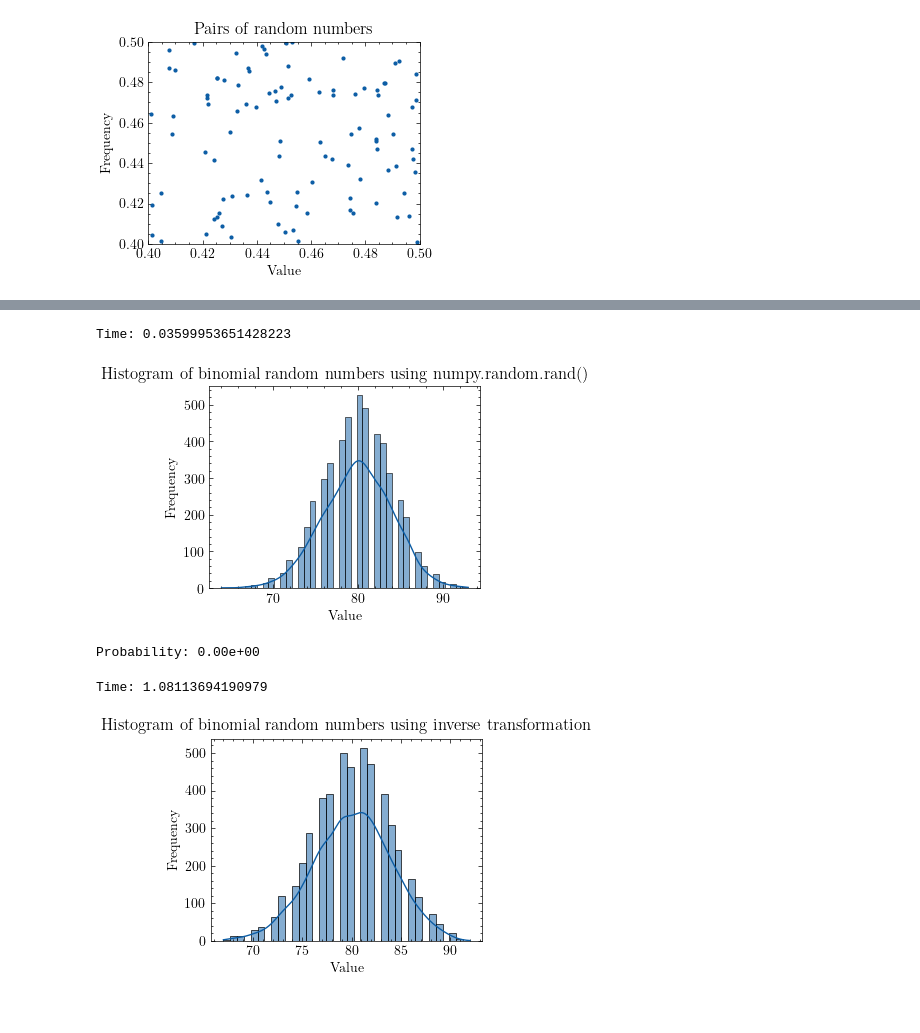
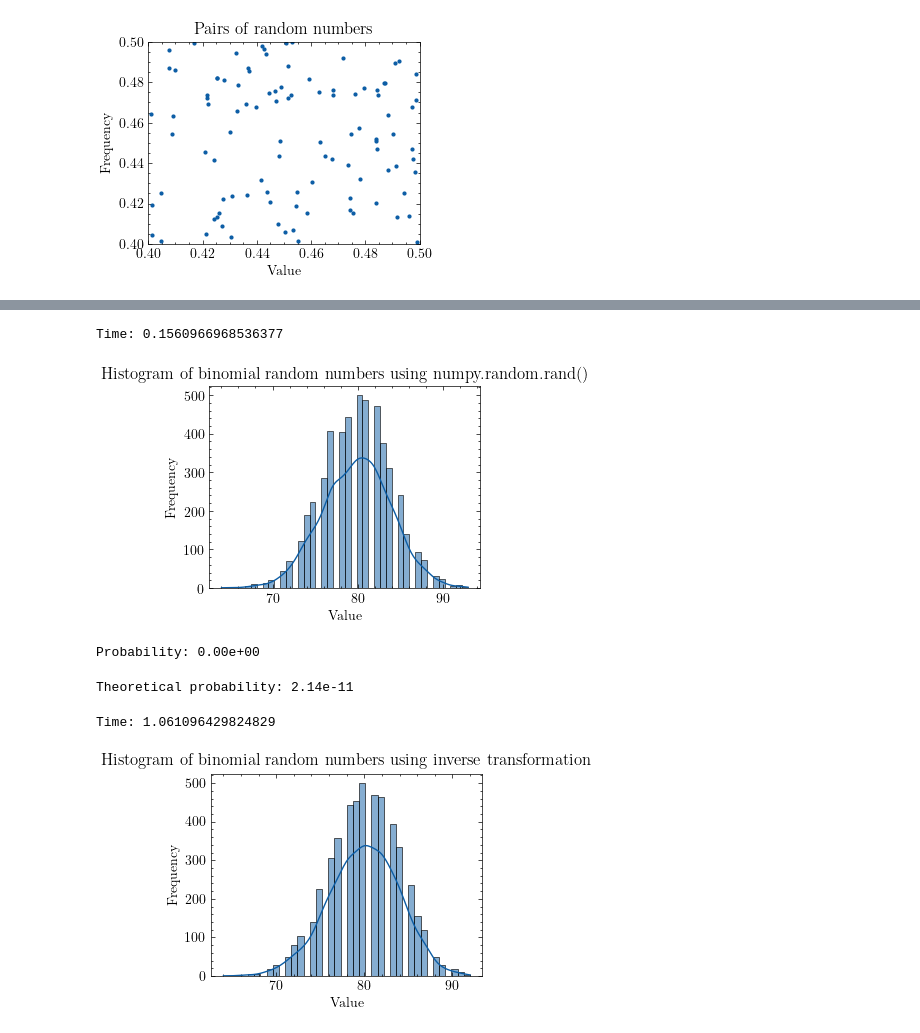
Before and after one commit to kanavmal/MATH512, a Jupyter notebook: Project 2/code.ipynb, the cells around one changed output, grey strips where cells are left out. Cells and saved outputs as stored; diff of their text form; code cells hidden in the pictures.

```diff
--- a/Project 2/code.ipynb
+++ b/Project 2/code.ipynb
@@ -208,37 +208,43 @@ plt.show()
 # a) Generate Bernoulli random variables and add the results. Plot the histogram and use your data to calculate the
 # probability that the Binomial random variable is less than or equal to 50. Compare with the theoretical answer.
 # b) Use the inverse transformation method mentioned in class.
 # c) Compare the histograms obtained in parts a) and b) and the computing times required in each method.
 
 # a)
 # Generate random numbers
 n = 100
 p = 0.8
 x = np.zeros(5000)
 start = time()
 for i in range(5000):
-    x[i] = np.sum(np.random.rand(n) < p)
+    x[i] = stats.binom.rvs(n, p)
 end = time()
 
 time_a = end - start
 print('Time:', time_a)
 
 # Plot histogram
 plt.figure()
 sns.histplot(x, kde=True)
 plt.title('Histogram of binomial random numbers using numpy.random.rand()')
 plt.xlabel('Value')
 plt.ylabel('Frequency')
 plt.show()
 
 # Calculate probability
 prob = np.mean(x <= 50)
 # using exact sciencific notation
 print(f'Probability: {prob:.2e}')
 # %% [output]
-Time: 0.03599953651428223
+Time: 0.1560966968536377
-[figure, old version]
+[figure, new version]
 Probability: 0.00e+00
+# %%
+# theoretical probability
+prob_theoretical = stats.binom.cdf(50, n, p)
+print(f'Theoretical probability: {prob_theoretical:.2e}')
+# %% [output]
+Theoretical probability: 2.14e-11
 # %%
 # b)
 # Generate random numbers
@@ -266,8 +272,8 @@ plt.xlabel('Value')
 plt.ylabel('Frequency')
 plt.show()
 # %% [output]
-Time: 1.08113694190979
+Time: 1.061096429824829
-[figure, old version]
+[figure, new version]
 # %%
 # # 4)
 # Generate 5000 Poisson random variables with mean 𝜆 = 2. Plot the histogram of your results. Compare with the
```
Also changed, not shown: parts of 12 cells of this notebook, 1 other file.
